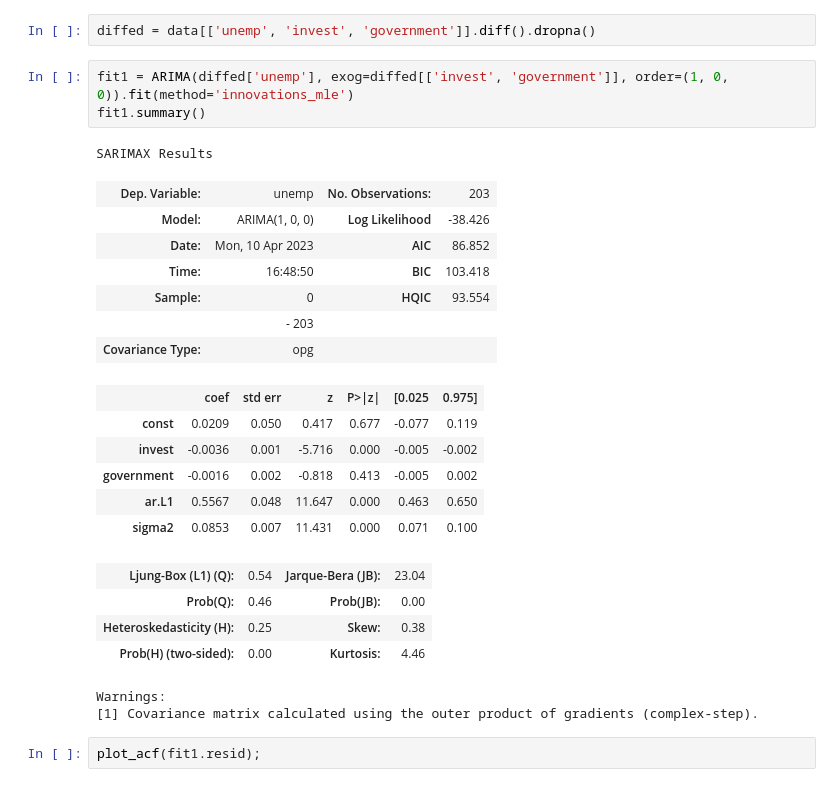
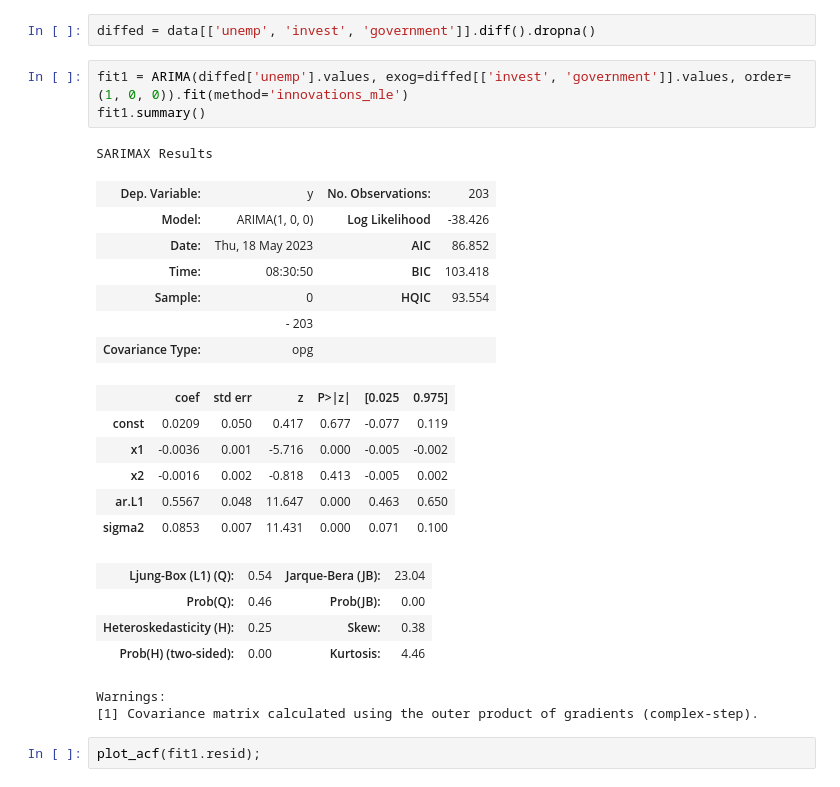
Before and after one commit to aglebov/sdafe, a Jupyter notebook: ch13/Lab.ipynb, the cells around one changed output. Drawn from its saved outputs; the diff is of its cells as text.

```diff
--- a/ch13/Lab.ipynb
+++ b/ch13/Lab.ipynb
@@ -354,21 +361,21 @@ data.head()
 # %%
 diffed = data[['unemp', 'invest', 'government']].diff().dropna()
 # %%
-fit1 = ARIMA(diffed['unemp'], exog=diffed[['invest', 'government']], order=(1, 0, 0)).fit(method='innovations_mle')
+fit1 = ARIMA(diffed['unemp'].values, exog=diffed[['invest', 'government']].values, order=(1, 0, 0)).fit(method='innovations_mle')
 fit1.summary()
 # %% [output]
 SARIMAX Results
-| Dep. Variable: | unemp | No. Observations: | 203 |
+| Dep. Variable: | y | No. Observations: | 203 |
 | Model: | ARIMA(1, 0, 0) | Log Likelihood | -38.426 |
-| Date: | Mon, 10 Apr 2023 | AIC | 86.852 |
-| Time: | 16:48:50 | BIC | 103.418 |
+| Date: | Thu, 18 May 2023 | AIC | 86.852 |
+| Time: | 08:30:50 | BIC | 103.418 |
 | Sample: | 0 | HQIC | 93.554 |
 |  | - 203 |  |  |
 | Covariance Type: | opg |  |  |
 |  | coef | std err | z | P>|z| | [0.025 | 0.975] |
 | const | 0.0209 | 0.050 | 0.417 | 0.677 | -0.077 | 0.119 |
-| invest | -0.0036 | 0.001 | -5.716 | 0.000 | -0.005 | -0.002 |
-| government | -0.0016 | 0.002 | -0.818 | 0.413 | -0.005 | 0.002 |
+| x1 | -0.0036 | 0.001 | -5.716 | 0.000 | -0.005 | -0.002 |
+| x2 | -0.0016 | 0.002 | -0.818 | 0.413 | -0.005 | 0.002 |
 | ar.L1 | 0.5567 | 0.048 | 11.647 | 0.000 | 0.463 | 0.650 |
 | sigma2 | 0.0853 | 0.007 | 11.431 | 0.000 | 0.071 | 0.100 |
 | Ljung-Box (L1) (Q): | 0.54 | Jarque-Bera (JB): | 23.04 |
```
Also changed, not shown: parts of 26 cells of this notebook, 5 other files.
